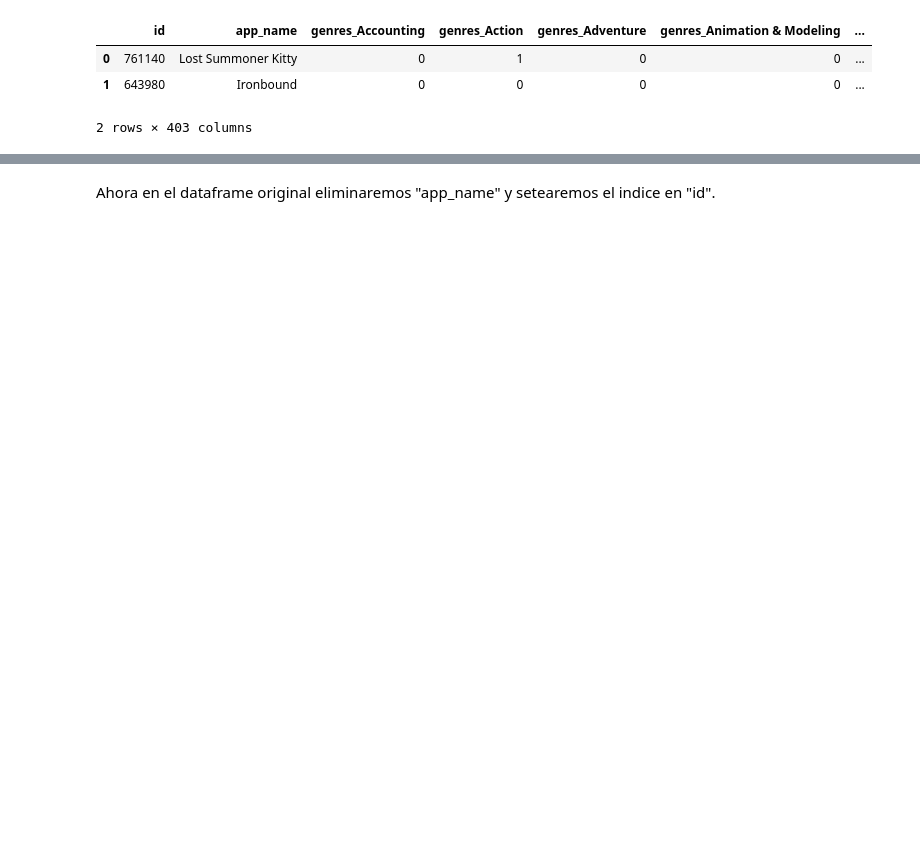
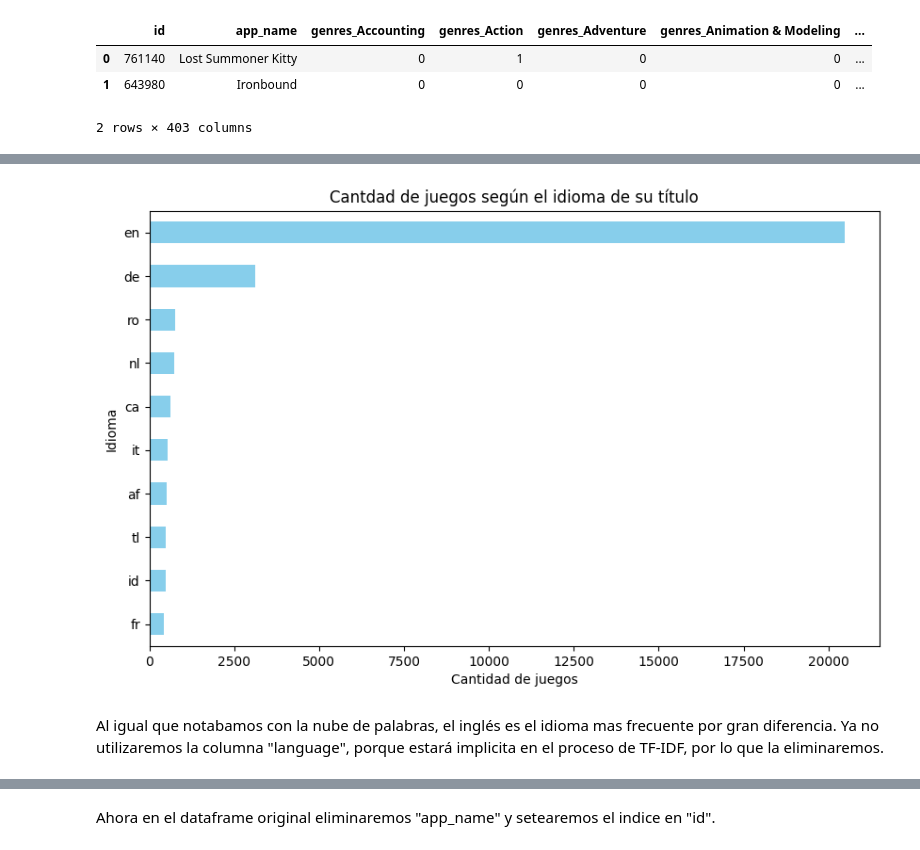
Before and after one commit to dsdrajlin/PI-MLOPs, a Jupyter notebook: RS.ipynb, the cells around one changed output, grey strips where cells are left out. Cells and saved outputs as stored; diff of their text form; code cells hidden in the pictures; blank space fills up the shorter version.

```diff
--- a/RS.ipynb
+++ b/RS.ipynb
@@ -26,0 +51,10 @@ df.head(2)
+# %%
+# Definir una función para detectar el idioma de un texto.
+def detect_language(text):
+    try:
+        return detect(text)
+    except:
+        return None  # Manejo de errores en caso de que no se pueda detectar el idioma
+
+# Aplica la función de detección de idioma a la columna 'app_name'
+df['language'] = df['app_name'].apply(detect_language)
@@ -26,0 +65,15 @@ df.head(2)
+# %%
+# Analizar los 10 lenguajes más frecuentes.
+top_languages = df['language'].value_counts().head(10)
+
+# Crear un gráfico de barras horizontales.
+plt.figure(figsize=(10, 6))
+top_languages.plot(kind='barh', color='skyblue')
+plt.xlabel('Cantidad de juegos')
+plt.ylabel('Idioma')
+plt.title('Cantdad de juegos según el idioma de su título')
+plt.gca().invert_yaxis();  # Invertir el eje y para que el idioma más común esté en la parte superior.
+# %% [output]
+[figure, added]
+# %% [markdown]
+Al igual que notabamos con la nube de palabras, el inglés es el idioma mas frecuente por gran diferencia. Ya no utilizaremos la columna "language", porque estará implicita en el proceso de TF-IDF, por lo que la eliminaremos.
```
Also changed, not shown: parts of 26 cells of this notebook, 4 other files.
